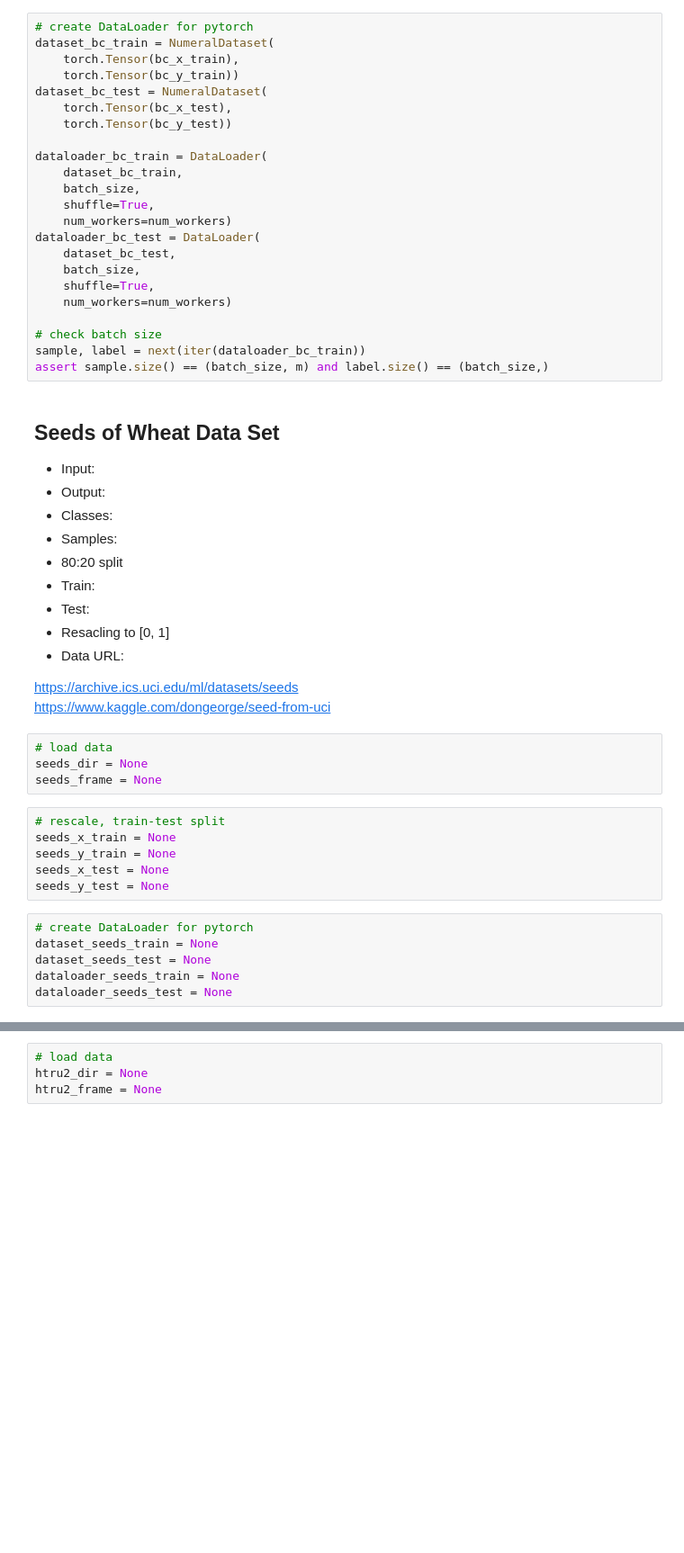
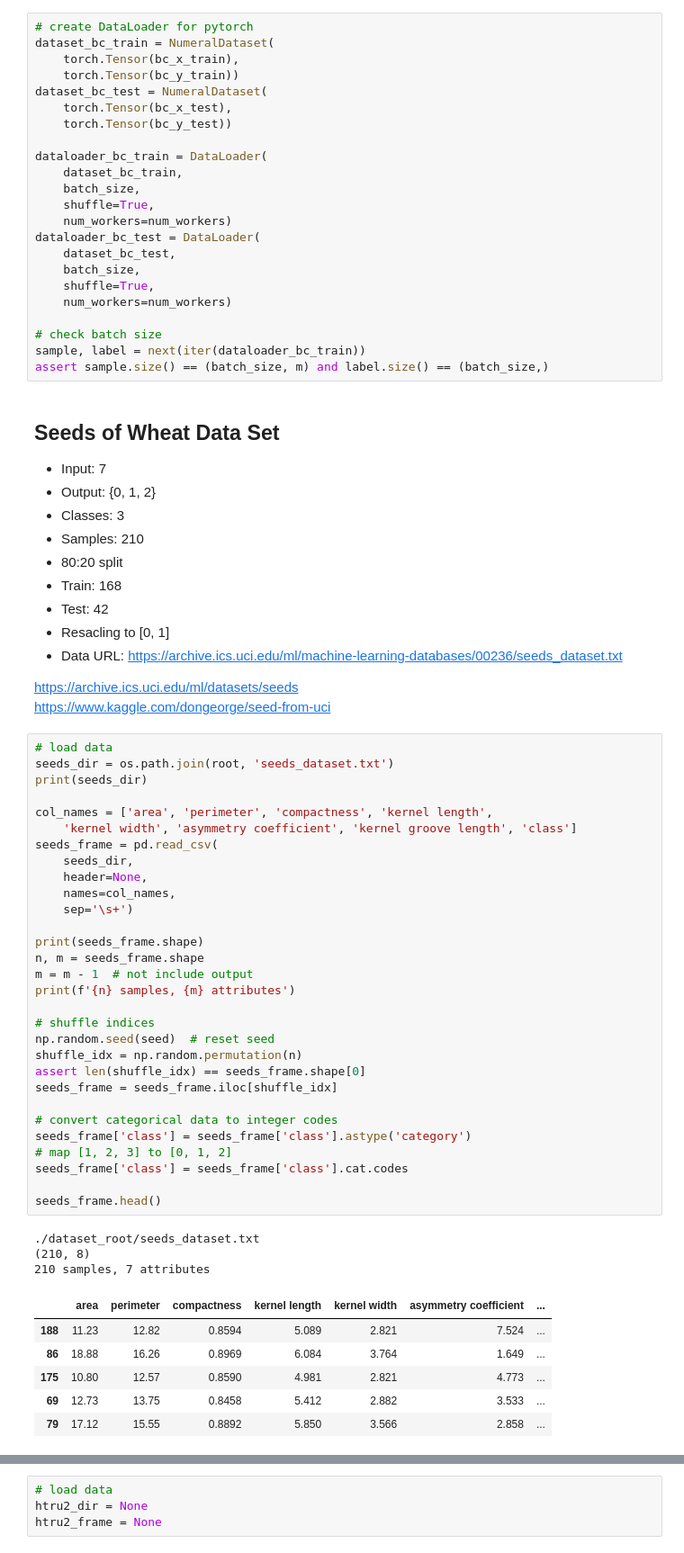
Before and after one commit to changx03/torch_tutorial, a Jupyter notebook: dataset_numeral.ipynb, the cells around one changed output, grey strips where cells are left out. Shown: that part at 90% size. Drawn from its saved outputs; the diff is of its cells as text; blank space fills up the shorter version.

Commit message:
completed seeds dataset

```diff
--- a/dataset_numeral.ipynb
+++ b/dataset_numeral.ipynb
@@ -401,31 +400,55 @@ assert sample.size() == (batch_size, m) and label.size() == (batch_size,)
 # %% [markdown]
 ## Seeds of Wheat Data Set
 
-- Input:
-- Output:
-- Classes:
-- Samples:
+- Input: 7
+- Output: {0, 1, 2}
+- Classes: 3
+- Samples: 210
 - 80:20 split
-- Train:
-- Test:
+- Train: 168
+- Test: 42
 - Resacling to [0, 1]
-- Data URL:
+- Data URL: https://archive.ics.uci.edu/ml/machine-learning-databases/00236/seeds_dataset.txt
 
 https://archive.ics.uci.edu/ml/datasets/seeds
 https://www.kaggle.com/dongeorge/seed-from-uci
-# %%
-# load data
-seeds_dir = None
-seeds_frame = None
-# %%
-# rescale, train-test split
-seeds_x_train = None
-seeds_y_train = None
-seeds_x_test = None
-seeds_y_test = None
-# %%
-# create DataLoader for pytorch
-dataset_seeds_train = None
-dataset_seeds_test = None
-dataloader_seeds_train = None
-dataloader_seeds_test = None
+# %%
+# load data
+seeds_dir = os.path.join(root, 'seeds_dataset.txt')
+print(seeds_dir)
+
+col_names = ['area', 'perimeter', 'compactness', 'kernel length',
+    'kernel width', 'asymmetry coefficient', 'kernel groove length', 'class']
+seeds_frame = pd.read_csv(
+    seeds_dir,
+    header=None,
+    names=col_names,
+    sep='\s+')
+
+print(seeds_frame.shape)
+n, m = seeds_frame.shape
+m = m - 1  # not include output
+print(f'{n} samples, {m} attributes')
+
+# shuffle indices
+np.random.seed(seed)  # reset seed
+shuffle_idx = np.random.permutation(n)
+assert len(shuffle_idx) == seeds_frame.shape[0]
+seeds_frame = seeds_frame.iloc[shuffle_idx]
+
+# convert categorical data to integer codes
+seeds_frame['class'] = seeds_frame['class'].astype('category')
+# map [1, 2, 3] to [0, 1, 2]
+seeds_frame['class'] = seeds_frame['class'].cat.codes
+
+seeds_frame.head()
+# %% [output]
+./dataset_root/seeds_dataset.txt
+(210, 8)
+210 samples, 7 attributes
+|  | area | perimeter | compactness | kernel length | kernel width | asymmetry coefficient | ... |
+| 188 | 11.23 | 12.82 | 0.8594 | 5.089 | 2.821 | 7.524 | ... |
+| 86 | 18.88 | 16.26 | 0.8969 | 6.084 | 3.764 | 1.649 | ... |
+| 175 | 10.80 | 12.57 | 0.8590 | 4.981 | 2.821 | 4.773 | ... |
+| 69 | 12.73 | 13.75 | 0.8458 | 5.412 | 2.882 | 3.533 | ... |
+| 79 | 17.12 | 15.55 | 0.8892 | 5.850 | 3.566 | 2.858 | ... |
```
Also changed, not shown: parts of 3 cells of this notebook.
